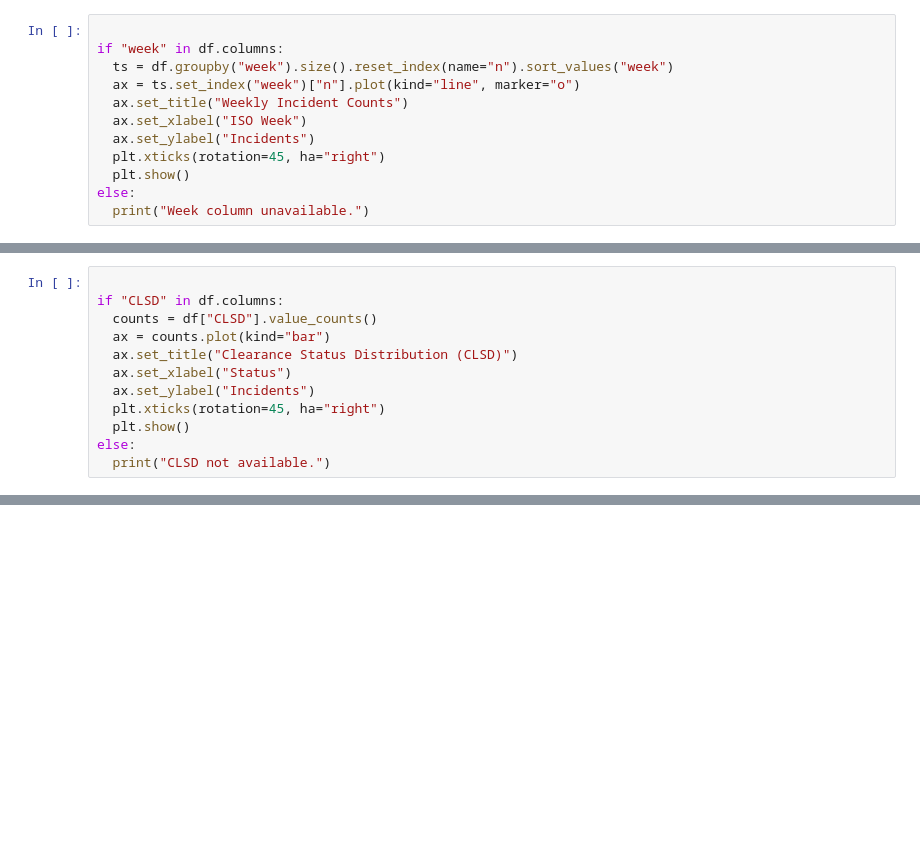
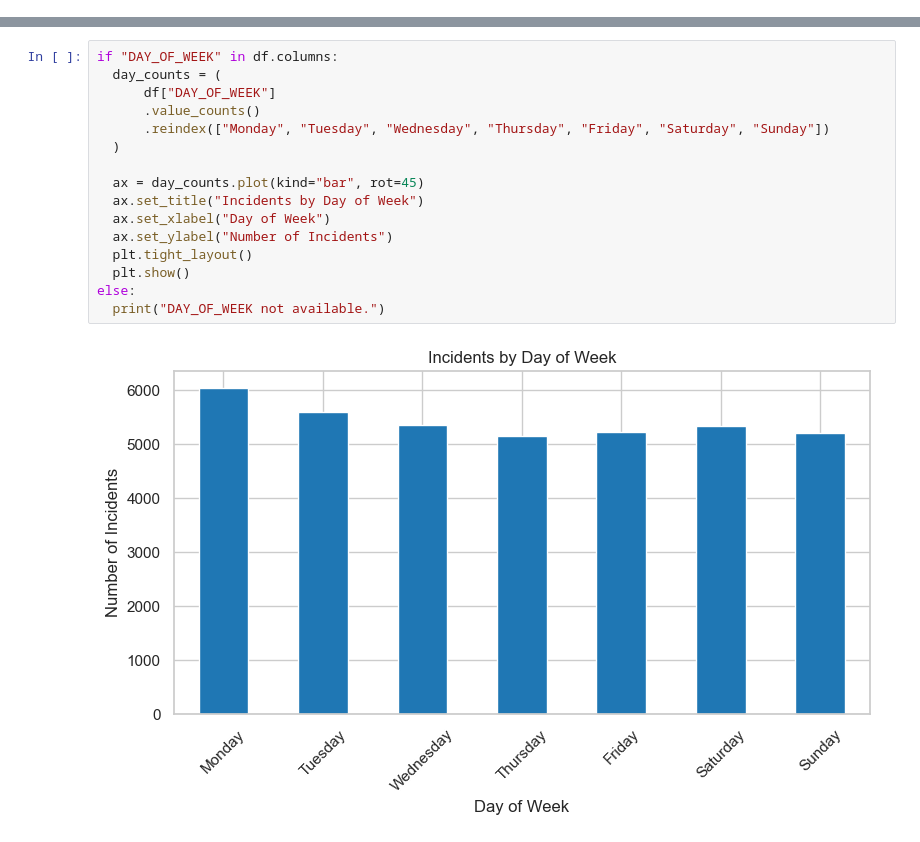
Before and after one commit to IT2053C-Gilany/final-project-sil6s, a Jupyter notebook: final-project.ipynb, the cells around one changed output, grey strips where cells are left out. Cells and saved outputs as stored; diff of their text form; blank space fills up the shorter version.

```diff
--- a/final-project.ipynb
+++ b/final-project.ipynb
@@ -374,12 +0,0 @@ else:
-# %%
-
-if "week" in df.columns:
-  ts = df.groupby("week").size().reset_index(name="n").sort_values("week")
-  ax = ts.set_index("week")["n"].plot(kind="line", marker="o")
-  ax.set_title("Weekly Incident Counts")
-  ax.set_xlabel("ISO Week")
-  ax.set_ylabel("Incidents")
-  plt.xticks(rotation=45, ha="right")
-  plt.show()
-else:
-  print("Week column unavailable.")
@@ -393,12 +0,0 @@ else:
-# %%
-
-if "CLSD" in df.columns:
-  counts = df["CLSD"].value_counts()
-  ax = counts.plot(kind="bar")
-  ax.set_title("Clearance Status Distribution (CLSD)")
-  ax.set_xlabel("Status")
-  ax.set_ylabel("Incidents")
-  plt.xticks(rotation=45, ha="right")
-  plt.show()
-else:
-  print("CLSD not available.")
@@ -521,0 +459,18 @@ This analysis of the **Cincinnati Police Department’s STARS Category Offenses
+# %%
+if "DAY_OF_WEEK" in df.columns:
+  day_counts = (
+      df["DAY_OF_WEEK"]
+      .value_counts()
+      .reindex(["Monday", "Tuesday", "Wednesday", "Thursday", "Friday", "Saturday", "Sunday"])
+  )
+
+  ax = day_counts.plot(kind="bar", rot=45)
+  ax.set_title("Incidents by Day of Week")
+  ax.set_xlabel("Day of Week")
+  ax.set_ylabel("Number of Incidents")
+  plt.tight_layout()
+  plt.show()
+else:
+  print("DAY_OF_WEEK not available.")
+# %% [output]
+[figure, added]
```
Also changed, not shown: parts of 89 cells of this notebook.
